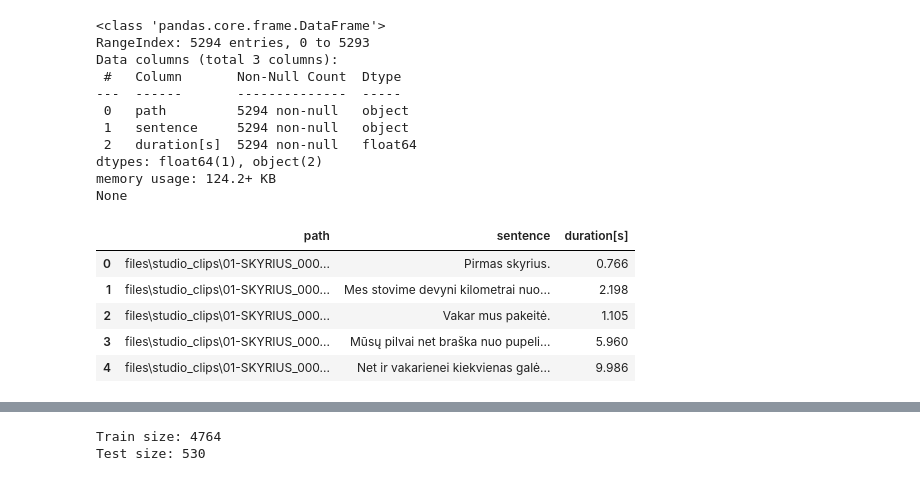
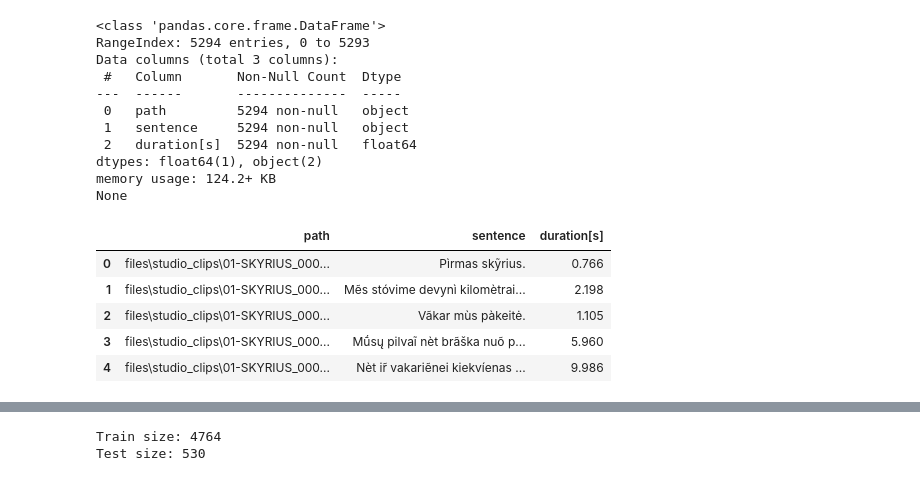
Before and after one commit to robertmackevic/ma-lt-tts, a Jupyter notebook: notebooks/studio-dataset-preparation.ipynb, the cells around one changed output, grey strips where cells are left out. Saved outputs shown, nothing was run; the diff lists cells and outputs as text; code cells hidden in the pictures.

```diff
--- a/notebooks/studio-dataset-preparation.ipynb
+++ b/notebooks/studio-dataset-preparation.ipynb
@@ -52,39 +51,39 @@ for srt_file in tqdm(list(srt_dir.glob("*.srt"))):
         end_sample = int(sub.end.total_seconds() * sr)
 
         clip_audio = waveform[:, start_sample:end_sample]
         clip_filename = f"{base_name}_{idx:04d}.wav"
         clip_path = output_clips_dir / clip_filename
         torchaudio.save(clip_path.as_posix(), clip_audio, sr)
         duration = clip_audio.shape[1] / sr
 
         # Collect row
         rows.append({
             "path": str(clip_path.relative_to("..")),
-            "sentence": remove_stress_marks(sub.content.strip()),
+            "sentence": sub.content.strip(),
             "duration[s]": duration
         })
 
 df = pd.DataFrame(rows)
 print(df.info())
 df.head()
 # %% [output]
 <class 'pandas.core.frame.DataFrame'>
 RangeIndex: 5294 entries, 0 to 5293
 Data columns (total 3 columns):
  #   Column       Non-Null Count  Dtype
 ---  ------       --------------  -----
  0   path         5294 non-null   object
  1   sentence     5294 non-null   object
  2   duration[s]  5294 non-null   float64
 dtypes: float64(1), object(2)
 memory usage: 124.2+ KB
 None
 |  | path | sentence | duration[s] |
-| 0 | files\studio_clips\01-SKYRIUS_000... | Pirmas skyrius. | 0.766 |
-| 1 | files\studio_clips\01-SKYRIUS_000... | Mes stovime devyni kilometrai nuo... | 2.198 |
-| 2 | files\studio_clips\01-SKYRIUS_000... | Vakar mus pakeitė. | 1.105 |
-| 3 | files\studio_clips\01-SKYRIUS_000... | Mūsų pilvai net braška nuo pupeli... | 5.960 |
-| 4 | files\studio_clips\01-SKYRIUS_000... | Net ir vakarienei kiekvienas galė... | 9.986 |
+| 0 | files\studio_clips\01-SKYRIUS_000... | Pìrmas skỹrius. | 0.766 |
+| 1 | files\studio_clips\01-SKYRIUS_000... | Mẽs stóvime devynì kilomètrai... | 2.198 |
+| 2 | files\studio_clips\01-SKYRIUS_000... | Vãkar mùs pàkeitė. | 1.105 |
+| 3 | files\studio_clips\01-SKYRIUS_000... | Mū́sų pilvaĩ nèt brãška nuõ p... | 5.960 |
+| 4 | files\studio_clips\01-SKYRIUS_000... | Nèt ir̃ vakariẽnei kiekvíenas ... | 9.986 |
 # %%
 # FULL DATASET
 summarize_duration(df)
```
Also changed, not shown: parts of 4 cells of this notebook, 1 other file.
